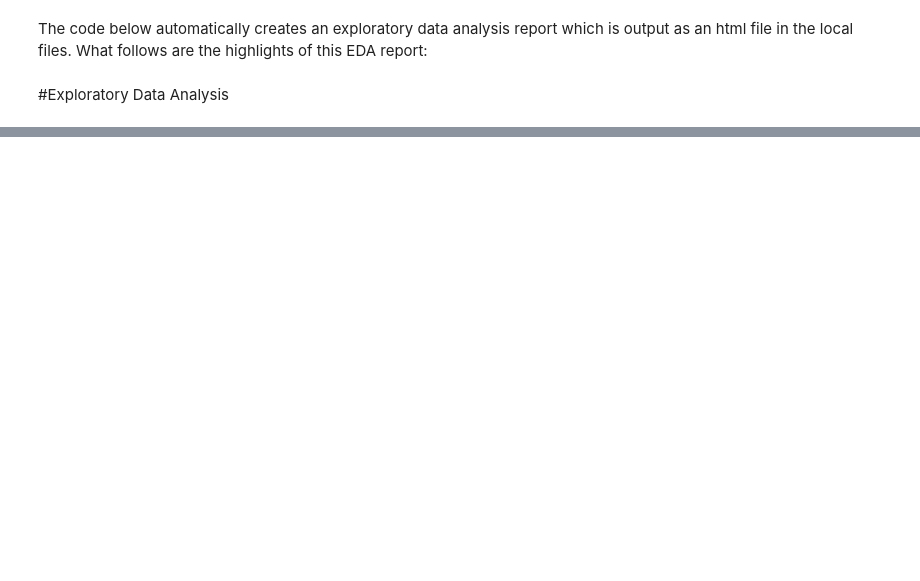
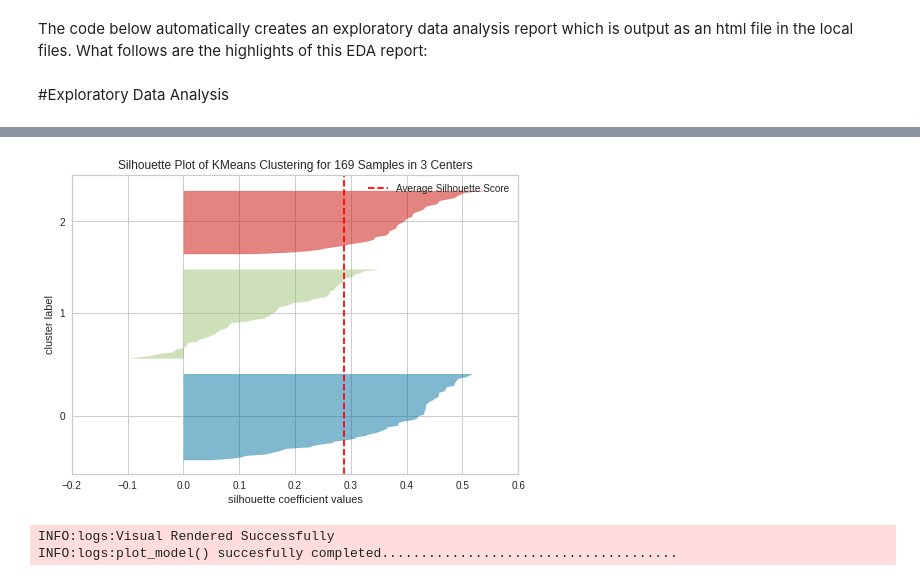
Before and after one commit to DeepCodeSec/ml1000-p2, a Jupyter notebook: project2_wine_clustering.ipynb, the cells around one changed output, grey strips where cells are left out. Cells and saved outputs as stored; diff of their text form; code cells hidden in the pictures; blank space fills up the shorter version.

```diff
--- a/project2_wine_clustering.ipynb
+++ b/project2_wine_clustering.ipynb
@@ -207,0 +428,6 @@ kmeans=KMeans(n_clusters=3,init="k-means++").fit(data)
+# %%
+plot_model(kmeans, plot = 'silhouette')
+# %% [output]
+[figure, added]
+INFO:logs:Visual Rendered Successfully
+INFO:logs:plot_model() succesfully completed......................................
```
Also changed, not shown: parts of 72 cells of this notebook.
